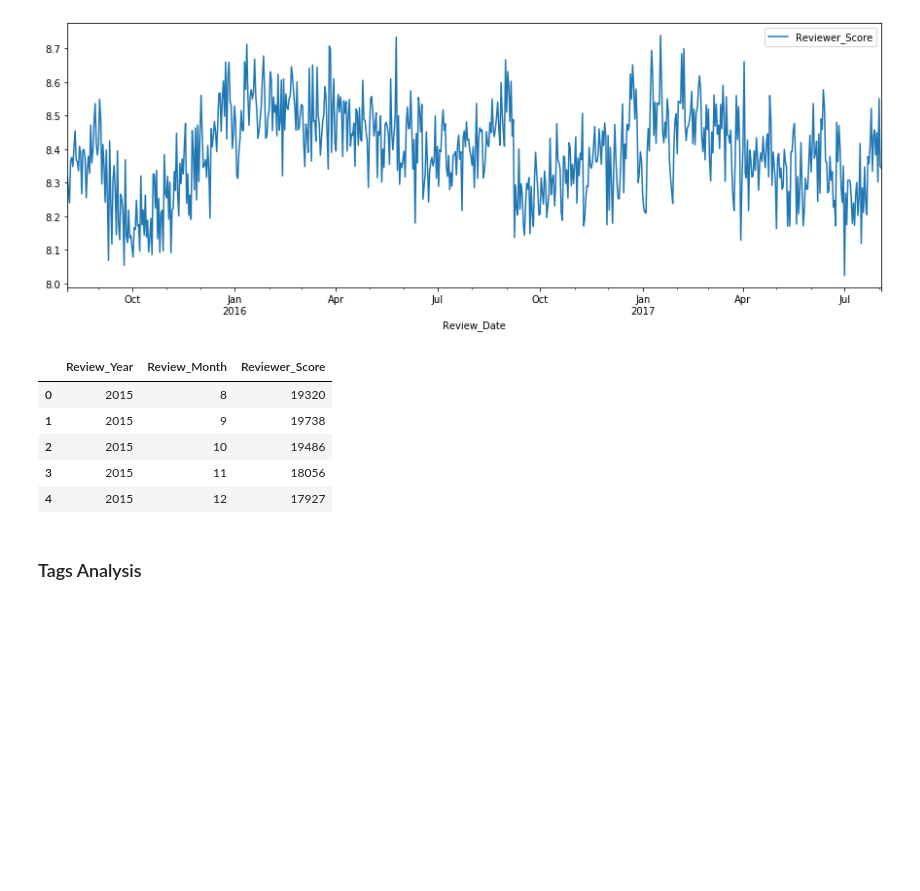
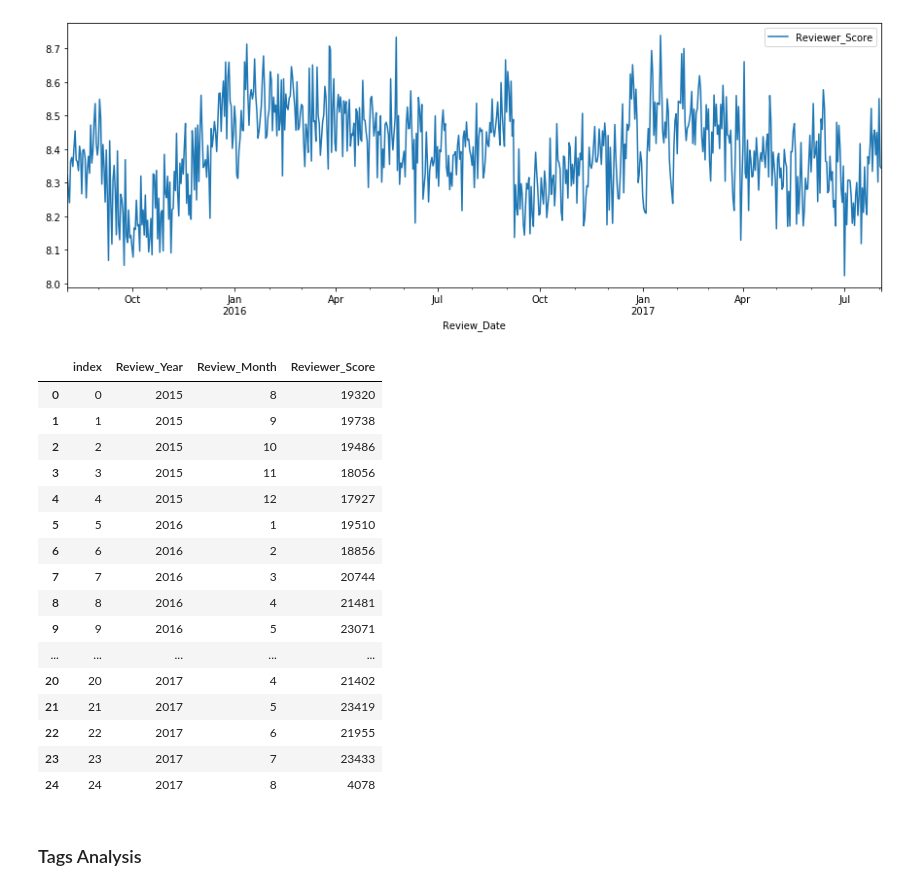
Before and after one commit to alberthr/Booking_Analysis, a Jupyter notebook: EDA.ipynb, the cells around one changed output. Drawn from its saved outputs; the diff is of its cells as text; code cells hidden in the pictures; blank space fills up the shorter version.

```diff
--- a/EDA.ipynb
+++ b/EDA.ipynb
@@ -222,14 +222,25 @@ Reviews_Month = df[['Review_Month', 'Review_Year',
                                                 'Review_Month']).count()
 # %%
 Reviews_Month.reset_index(inplace=True)
-Reviews_Month.head()
+Reviews_Month
 # %% [output]
-|  | Review_Year | Review_Month | Reviewer_Score |
-| 0 | 2015 | 8 | 19320 |
-| 1 | 2015 | 9 | 19738 |
-| 2 | 2015 | 10 | 19486 |
-| 3 | 2015 | 11 | 18056 |
-| 4 | 2015 | 12 | 17927 |
+|  | index | Review_Year | Review_Month | Reviewer_Score |
+| 0 | 0 | 2015 | 8 | 19320 |
+| 1 | 1 | 2015 | 9 | 19738 |
+| 2 | 2 | 2015 | 10 | 19486 |
+| 3 | 3 | 2015 | 11 | 18056 |
+| 4 | 4 | 2015 | 12 | 17927 |
+| 5 | 5 | 2016 | 1 | 19510 |
+| 6 | 6 | 2016 | 2 | 18856 |
+| 7 | 7 | 2016 | 3 | 20744 |
+| 8 | 8 | 2016 | 4 | 21481 |
+| 9 | 9 | 2016 | 5 | 23071 |
+| ... | ... | ... | ... | ... |
+| 20 | 20 | 2017 | 4 | 21402 |
+| 21 | 21 | 2017 | 5 | 23419 |
+| 22 | 22 | 2017 | 6 | 21955 |
+| 23 | 23 | 2017 | 7 | 23433 |
+| 24 | 24 | 2017 | 8 | 4078 |
 # %% [markdown]
 ### Tags Analysis
 # %% [markdown]
```
Also changed, not shown: parts of 5 cells of this notebook, 2 other files.
